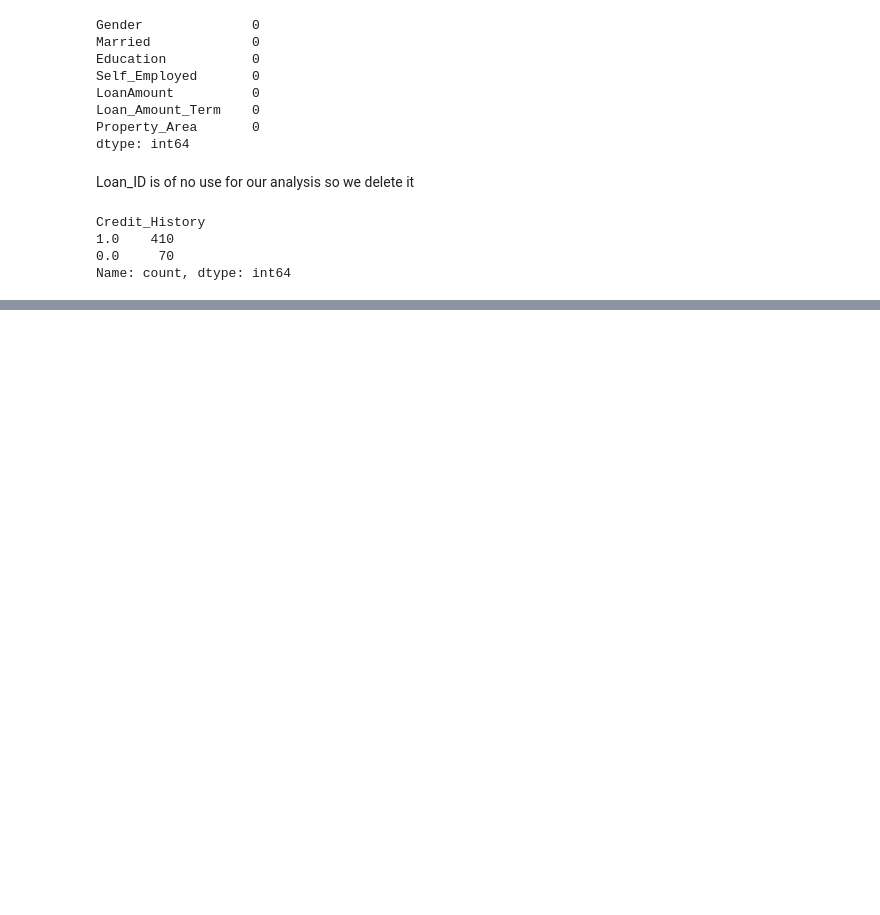
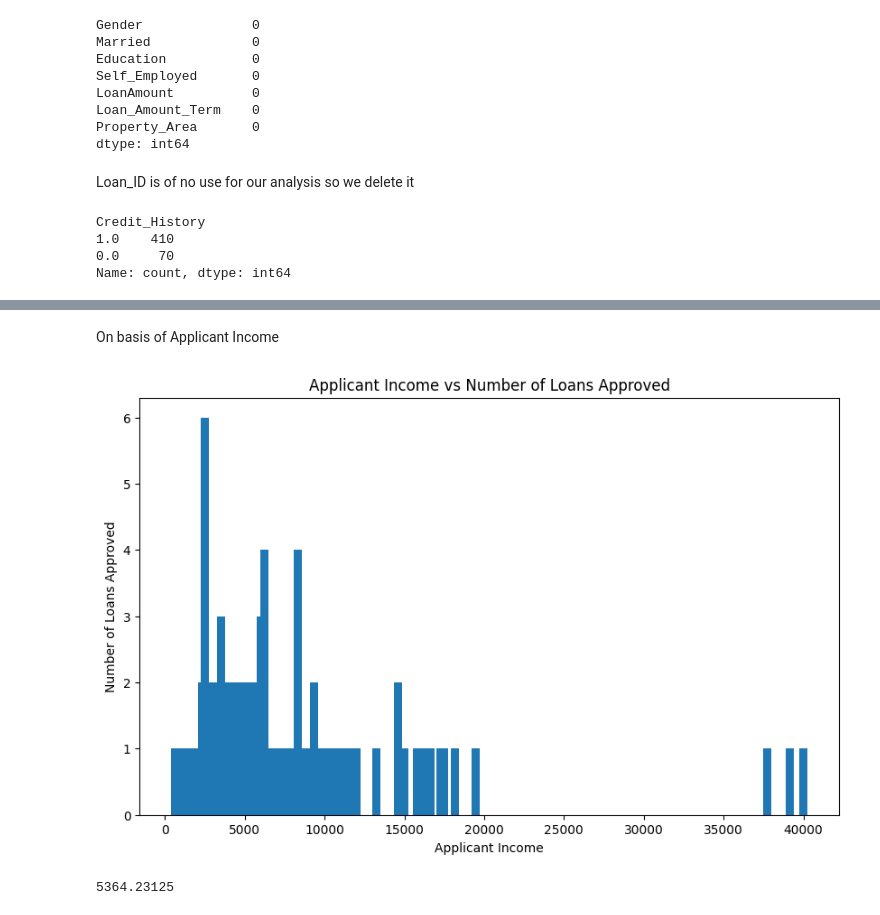
Before and after one commit to l-ordkp/Checking-Loan-Credibility, a Jupyter notebook: Loan.ipynb, the cells around one changed output, grey strips where cells are left out. Saved outputs shown, nothing was run; the diff lists cells and outputs as text; code cells hidden in the pictures; blank space fills up the shorter version.

```diff
--- a/Loan.ipynb
+++ b/Loan.ipynb
@@ -102,0 +181,18 @@ KeyError: "None of [Index(['Gender', 'Married', 'Education', 'Self_Employed'], d
+# %% [markdown]
+On basis of Applicant Income
+# %%
+appinc = data[data['Loan_Status'] == 1]['ApplicantIncome'].value_counts()
+
+plt.figure(figsize=(10, 6))
+plt.bar(appinc.index, appinc.values, width=500)
+plt.xlabel('Applicant Income')
+plt.ylabel('Number of Loans Approved')
+plt.title('Applicant Income vs Number of Loans Approved')
+plt.show()
+# %% [output]
+[figure, added]
+# %%
+meaninc = data['ApplicantIncome'].mean()
+print(meaninc)
+# %% [output]
+5364.23125
```
Also changed, not shown: parts of 25 cells of this notebook.
